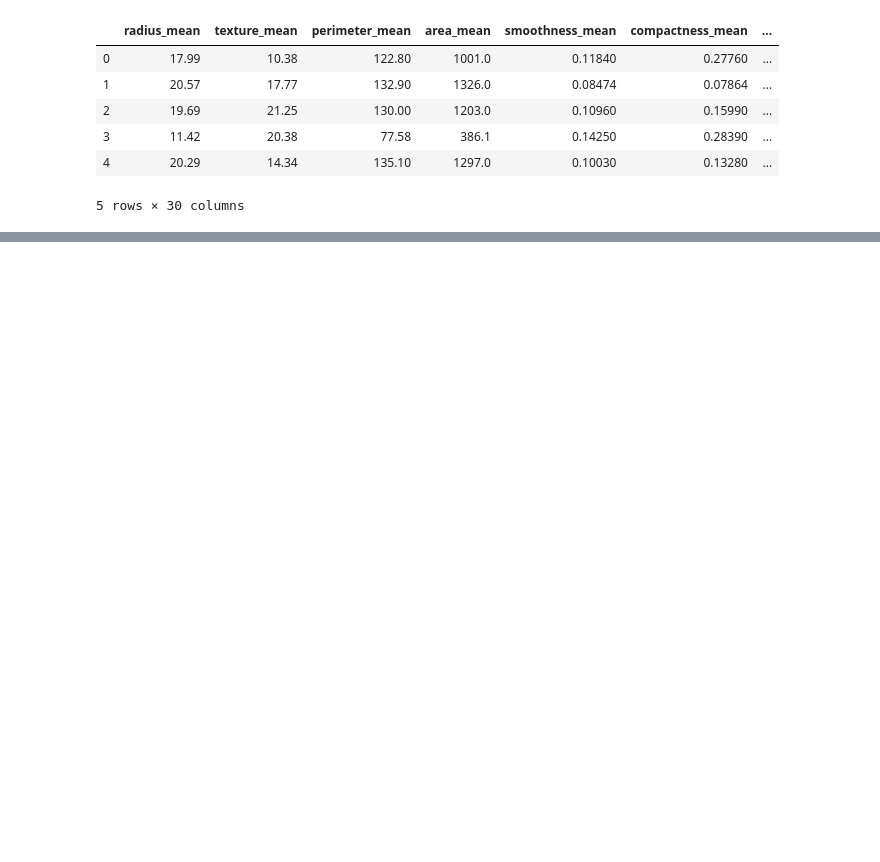
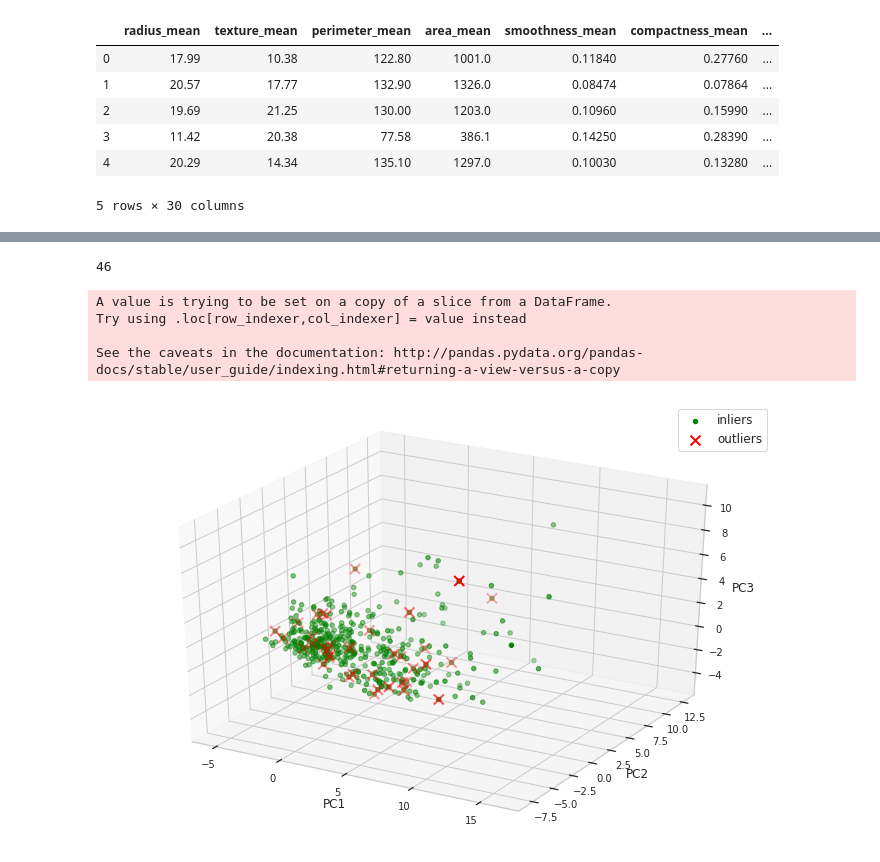
Before and after one commit to BuyingANew-Soul/Breast-Cancer-Wisconsin, a Jupyter notebook: breast-cancer-wisconsin.ipynb, the cells around one changed output, grey strips where cells are left out. Drawn from its saved outputs; the diff is of its cells as text; code cells hidden in the pictures; blank space fills up the shorter version.

```diff
--- a/breast-cancer-wisconsin.ipynb
+++ b/breast-cancer-wisconsin.ipynb
@@ -431,0 +308,7 @@ plt.title('tSNE projection of Breast Cancer Dataset');
+# %%
+features = X_train
+# %%
+from sklearn.ensemble import IsolationForest
+clf=IsolationForest(n_estimators=100, max_samples='auto', \
+                        max_features=1.0, bootstrap=False, n_jobs=-1, random_state=42, verbose=0)
+clf.fit(features)
@@ -431,0 +319,9 @@ plt.title('tSNE projection of Breast Cancer Dataset');
+# %%
+pred = clf.predict(features)
+# %%
+features['anomaly']=pred
+outliers=features.loc[pred==-1]
+outlier_index=list(outliers.index)
+#print(outlier_index)
+#Find the number of anomalies and normal points here points classified -1 are anomalous
+print(features['anomaly'].value_counts())
@@ -431,0 +337,6 @@ plt.title('tSNE projection of Breast Cancer Dataset');
+# %%
+outlier_label = []
+outlier_label = list(pred)
+print(outlier_label.count(-1))
+# %% [output]
+46
@@ -431,0 +376,49 @@ plt.title('tSNE projection of Breast Cancer Dataset');
+# %%
+import matplotlib.pyplot as plt
+from sklearn.decomposition import PCA
+from sklearn.preprocessing import StandardScaler
+from mpl_toolkits.mplot3d import Axes3D
+
+# Setting up PCA and the scaler
+pca = PCA(n_components=3)  # Reduce to 3 dimensions for visualization
+scaler = StandardScaler()
+
+# Normalize the metrics
+X_scaled = scaler.fit_transform(features)
+X_reduce = pca.fit_transform(X_scaled)
+
+# Recalculate the outlier detection if needed
+clf.fit(X_scaled)
+pred = clf.predict(X_scaled)
+features['anomaly'] = pred
+outlier_index = features[features['anomaly'] == -1].index
+valid_indices = [i for i in outlier_index if i < len(X_reduce)]
+
+# Create a larger figure
+fig = plt.figure(figsize=(12, 8))  # Width and height in inches
+ax = fig.add_subplot(111, projection='3d')
+ax.set_zlabel("x_composite_3")
+
+# Adjust label sizes and other properties
+ax.tick_params(axis='both', which='major', labelsize=10)  # Adjust tick label size
+ax.set_xlabel('PC1', fontsize=12)
+ax.set_ylabel('PC2', fontsize=12)
+ax.set_zlabel('PC3', fontsize=12)
+
+# Plot the compressed data points
+ax.scatter(X_reduce[:, 0], X_reduce[:, 1], zs=X_reduce[:, 2], s=20, lw=1, label="inliers", c="green")  # Increase marker size
+
+# Plot x's for the ground truth outliers
+ax.scatter(X_reduce[valid_indices, 0], X_reduce[valid_indices, 1], X_reduce[valid_indices, 2],
+           lw=2, s=100, marker="x", c="red", label="outliers")  # Increase marker size
+
+ax.legend(fontsize=12)  # Adjust legend font size
+
+plt.savefig("pca_3d_outliers_large.png")
+plt.show()
+# %% [output]
+A value is trying to be set on a copy of a slice from a DataFrame.
+Try using .loc[row_indexer,col_indexer] = value instead
+
+See the caveats in the documentation: http://pandas.pydata.org/pandas-docs/stable/user_guide/indexing.html#returning-a-view-versus-a-copy
+[figure, added]
```
Also changed, not shown: parts of 62 cells of this notebook.
